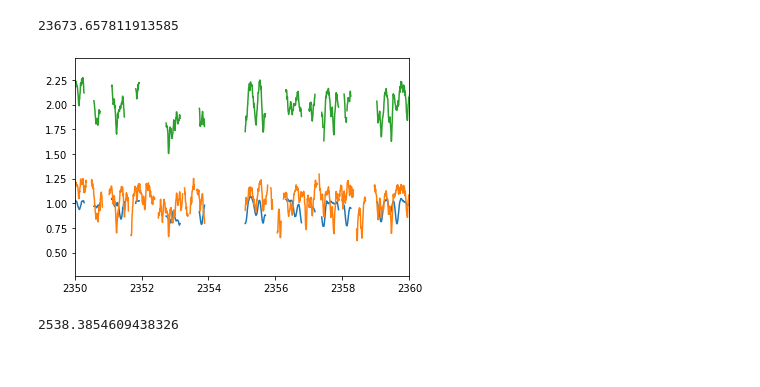
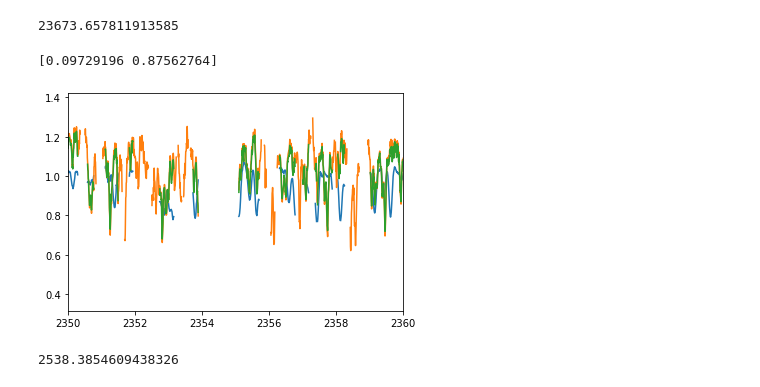
Before and after one commit to NatalieGrasser/atm_retrieval, a Jupyter notebook: atm_retrieval/debugging.ipynb, the cells around one changed output. Saved outputs shown, nothing was run; the diff lists cells and outputs as text; code cells hidden in the pictures.

Commit message:
testing

```diff
--- a/atm_retrieval/debugging.ipynb
+++ b/atm_retrieval/debugging.ipynb
@@ -155,35 +165,53 @@ import numpy as np
 import matplotlib.pyplot as plt
 
 def load_spec_file(file):
     file=np.genfromtxt(file,skip_header=1,delimiter=' ')
     wl=file[:,0]
     fl=file[:,1]
     flerr=file[:,2]
     return wl,fl,flerr
 
 wlA,flA,flerrA=load_spec_file('/home/natalie/Desktop/atm_retrieval/ROXs12A/ROXs12A_spectrum.txt')
 wlB,flB,flerrB=load_spec_file('/home/natalie/Desktop/atm_retrieval/2M0355/2M0355_spectrum.txt')
 
 # interpolate wl of B onto A
 flB_interp = np.interp(wlA, wlB, flB)
 errB_interp = np.interp(wlA, wlB, flerrB)
 
 # add A+B
-flux = flA+flB
+ratioA = 0.1 # for testing other scenarios
+ratioB = 1-ratioA
+flux = ratioA*flA+ratioB*flB
 err = np.sqrt(flerrA**2+errB_interp**2)
 plt.plot(wlA,flA)
 plt.plot(wlB,flB)
 plt.plot(wlA,flux)
 plt.xlim(2350,2360)
 flux/=np.nanmedian(flux) # normalize again
 
 spectrum=np.full(shape=(3*7*2048,3),fill_value=np.nan)
 spectrum[:,0]=wlA
 spectrum[:,1]=flux
 spectrum[:,2]=err.flatten()
 np.savetxt('./testsys/testsys_spectrum.txt',spectrum,delimiter=' ',header='wavelength (nm) flux flux_error')
+
+# test if correct fit can be retrieved
+from scipy.optimize import nnls
+
+# ignore nans for least squares
+nonans = np.isfinite(flux) & np.isfinite(flA) & np.isfinite(flB_interp) & np.isfinite(flerrA) & np.isfinite(errB_interp)
+M = np.vstack([flA[nonans], flB[nonans]]).T # create model matrix, shape (2, N)
+d = flux[nonans] # data
+inv_cov = np.diag(1/err[nonans]**2) # define inverse of covariance matrix
+
+# set up equation to solve (see Ruffio+2019 Appendix A)
+lhs = M.T @ inv_cov @ M # left-hand side
+rhs = M.T @ inv_cov @ d # right-hand side
+phi, _ = nnls(lhs, rhs)
+print(phi)
 # %% [output]
+[0.09729196 0.87562764]
-[figure, old version]
+[figure, new version]
 # %%
 # compare chi2 of model with and without HCN/NH3
 from pRT_model import pRT_spectrum
```
Also changed, not shown: parts of 5 cells of this notebook, 3 other files.
